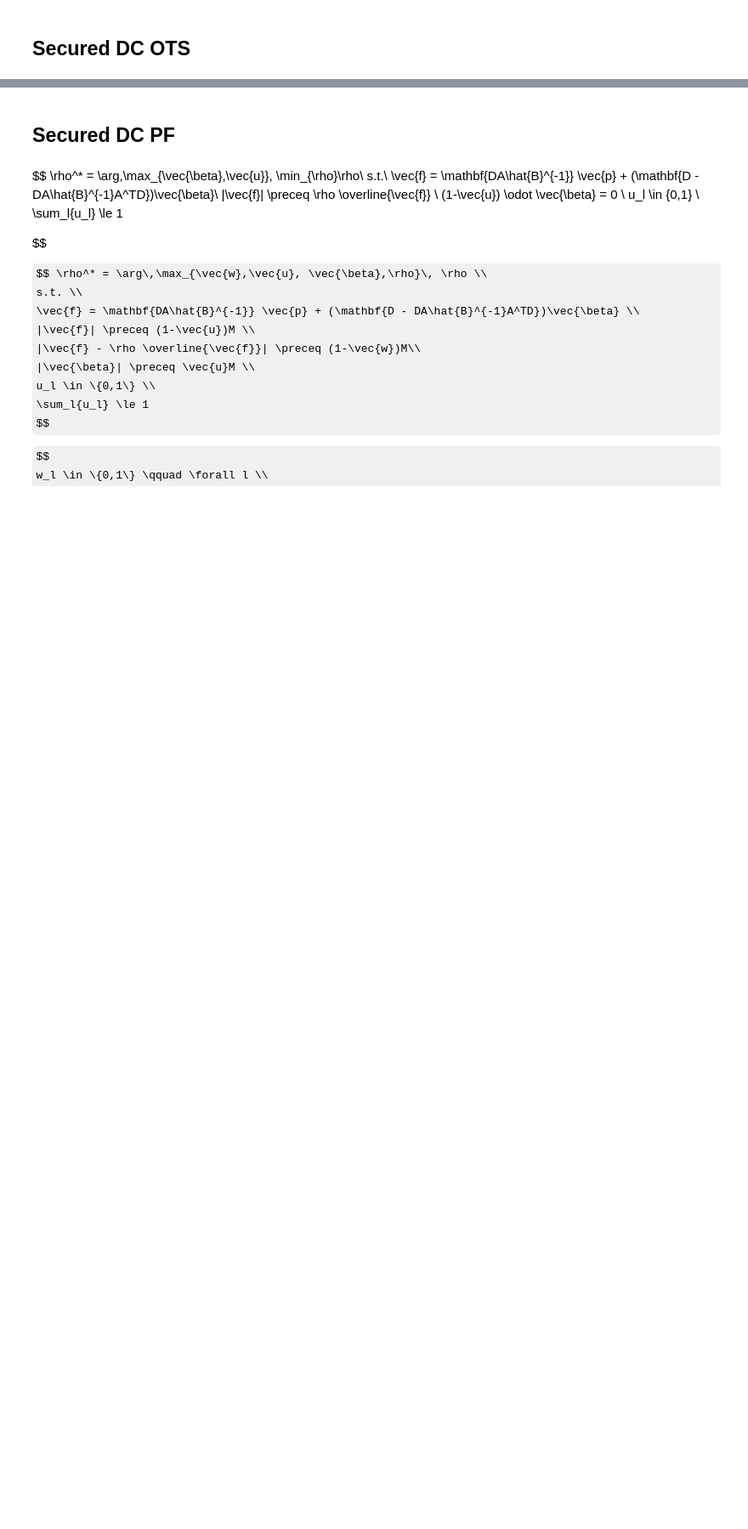
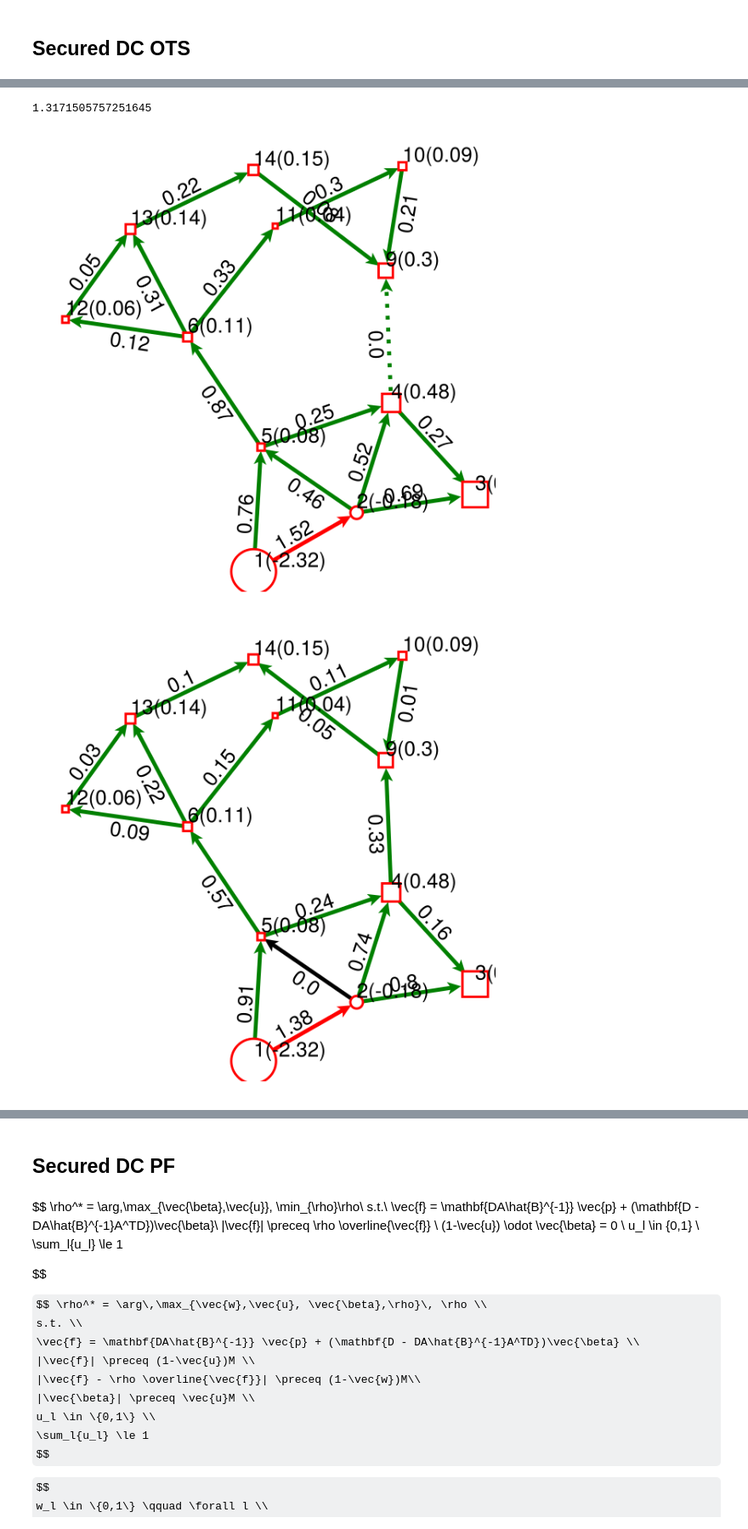
Before and after one commit to BenoitJeanson/topo_sandbox, a Jupyter notebook: Simons_approach.ipynb, the cells around one changed output, grey strips where cells are left out. Shown at 85% size. Cells and saved outputs as stored; diff of their text form; code cells hidden in the pictures; some formulas as TeX source; blank space fills up the shorter version.

```diff
--- a/Simons_approach.ipynb
+++ b/Simons_approach.ipynb
@@ -598,0 +650,20 @@ CairoMakie.Screen{IMAGE}
+# %%
+trip = nothing
+outages = [7,13, 14]
+dc_flow!(g, outages = outages)
+print(maximum(abs.([e_index_for(g,e).p for e in edges(g)])))
+# %% [output]
+1.3171505757251645
+# %%
+CairoMakie.activate!(type = "svg")
+outages=[7]
+trip = 14
+dc_flow!(g, trip = trip)
+draw(g, trip = trip)#, fig_size = (1300,1300), font_size = 10)
+dc_flow!(g, outages = outages)
+draw(g, outages = outages)
+dc_flow!(g, outages = outages, trip = trip)
+draw(g, outages = outages, trip = trip)
+# %% [output]
+[figure, added]
+[figure, added]
```
Also changed, not shown: parts of 23 cells of this notebook, 2 other files.
